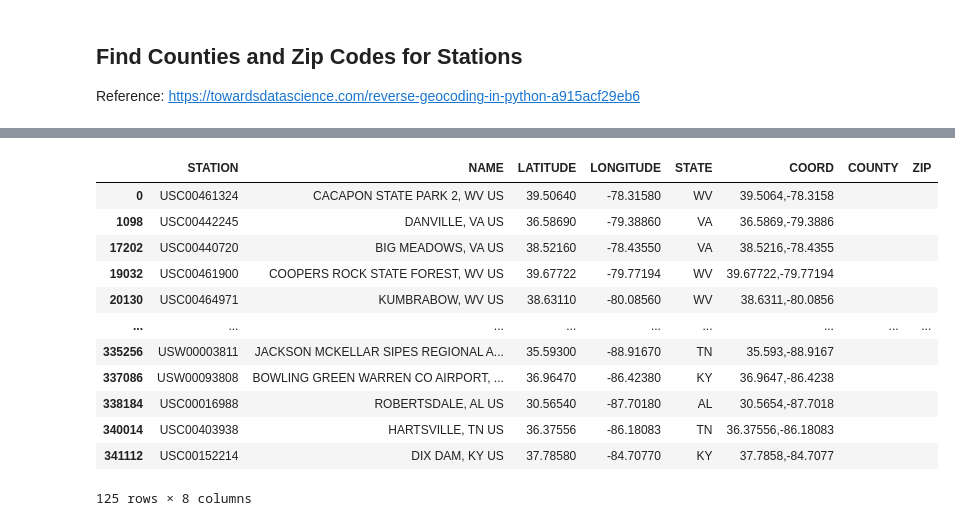
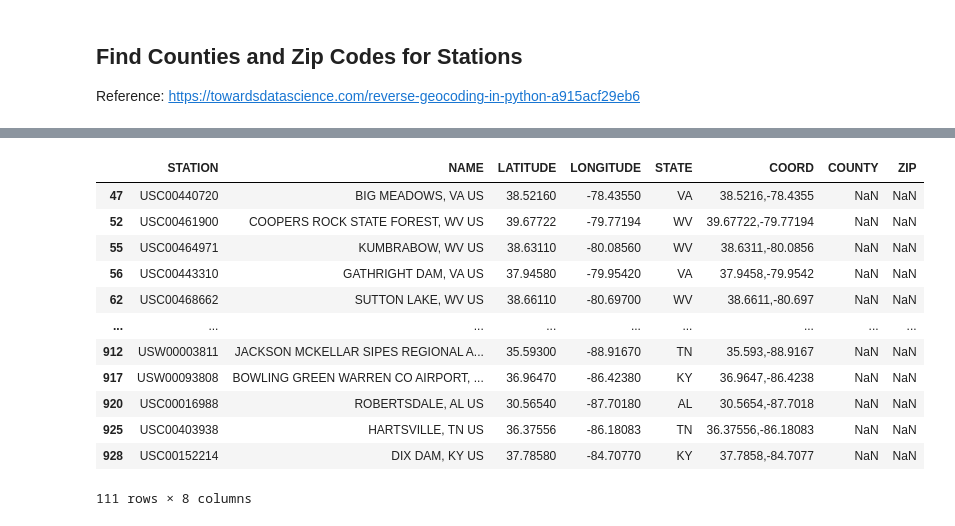
Before and after one commit to rebekahcallkacz/interactive-daily-normals, a Jupyter notebook: data_cleaning.ipynb, the cells around one changed output, grey strips where cells are left out. Saved outputs shown, nothing was run; the diff lists cells and outputs as text; code cells hidden in the pictures.

Commit message:
used google api to pull rest of station metadata

```diff
--- a/data_cleaning.ipynb
+++ b/data_cleaning.ipynb
@@ -267,6 +272,7 @@ EAGLEVILLE 1 SW, TN US complete.
 Reverse geocoding complete.
 # %%
 # Preview dataframe
+stations = pd.read_csv('stations-metadata.csv')
 stations
 # %% [output]
 |  | STATION | NAME | LATITUDE | LONGITUDE | STATE | COORD | COUNTY | ZIP |
@@ -284,19 +290,19 @@ stations
 932 rows × 8 columns
 # %%
 # Extract out stations that are missing county and zip code
-missing_geocode = stations.loc[stations['COUNTY'] == '']
+missing_geocode = stations.loc[stations['COUNTY'].isnull()]
 missing_geocode
 # %% [output]
 |  | STATION | NAME | LATITUDE | LONGITUDE | STATE | COORD | COUNTY | ZIP |
-| 0 | USC00461324 | CACAPON STATE PARK 2, WV US | 39.50640 | -78.31580 | WV | 39.5064,-78.3158 |  |  |
-| 1098 | USC00442245 | DANVILLE, VA US | 36.58690 | -79.38860 | VA | 36.5869,-79.3886 |  |  |
-| 17202 | USC00440720 | BIG MEADOWS, VA US | 38.52160 | -78.43550 | VA | 38.5216,-78.4355 |  |  |
-| 19032 | USC00461900 | COOPERS ROCK STATE FOREST, WV US | 39.67722 | -79.77194 | WV | 39.67722,-79.77194 |  |  |
-| 20130 | USC00464971 | KUMBRABOW, WV US | 38.63110 | -80.08560 | WV | 38.6311,-80.0856 |  |  |
+| 47 | USC00440720 | BIG MEADOWS, VA US | 38.52160 | -78.43550 | VA | 38.5216,-78.4355 | NaN | NaN |
+| 52 | USC00461900 | COOPERS ROCK STATE FOREST, WV US | 39.67722 | -79.77194 | WV | 39.67722,-79.77194 | NaN | NaN |
+| 55 | USC00464971 | KUMBRABOW, WV US | 38.63110 | -80.08560 | WV | 38.6311,-80.0856 | NaN | NaN |
+| 56 | USC00443310 | GATHRIGHT DAM, VA US | 37.94580 | -79.95420 | VA | 37.9458,-79.9542 | NaN | NaN |
+| 62 | USC00468662 | SUTTON LAKE, WV US | 38.66110 | -80.69700 | WV | 38.6611,-80.697 | NaN | NaN |
 | ... | ... | ... | ... | ... | ... | ... | ... | ... |
-| 335256 | USW00003811 | JACKSON MCKELLAR SIPES REGIONAL A... | 35.59300 | -88.91670 | TN | 35.593,-88.9167 |  |  |
-| 337086 | USW00093808 | BOWLING GREEN WARREN CO AIRPORT, ... | 36.96470 | -86.42380 | KY | 36.9647,-86.4238 |  |  |
-| 338184 | USC00016988 | ROBERTSDALE, AL US | 30.56540 | -87.70180 | AL | 30.5654,-87.7018 |  |  |
-| 340014 | USC00403938 | HARTSVILLE, TN US | 36.37556 | -86.18083 | TN | 36.37556,-86.18083 |  |  |
-| 341112 | USC00152214 | DIX DAM, KY US | 37.78580 | -84.70770 | KY | 37.7858,-84.7077 |  |  |
+| 912 | USW00003811 | JACKSON MCKELLAR SIPES REGIONAL A... | 35.59300 | -88.91670 | TN | 35.593,-88.9167 | NaN | NaN |
+| 917 | USW00093808 | BOWLING GREEN WARREN CO AIRPORT, ... | 36.96470 | -86.42380 | KY | 36.9647,-86.4238 | NaN | NaN |
+| 920 | USC00016988 | ROBERTSDALE, AL US | 30.56540 | -87.70180 | AL | 30.5654,-87.7018 | NaN | NaN |
+| 925 | USC00403938 | HARTSVILLE, TN US | 36.37556 | -86.18083 | TN | 36.37556,-86.18083 | NaN | NaN |
+| 928 | USC00152214 | DIX DAM, KY US | 37.78580 | -84.70770 | KY | 37.7858,-84.7077 | NaN | NaN |
-125 rows × 8 columns
+111 rows × 8 columns
```
Also changed, not shown: parts of 9 cells of this notebook, 1 other file.
